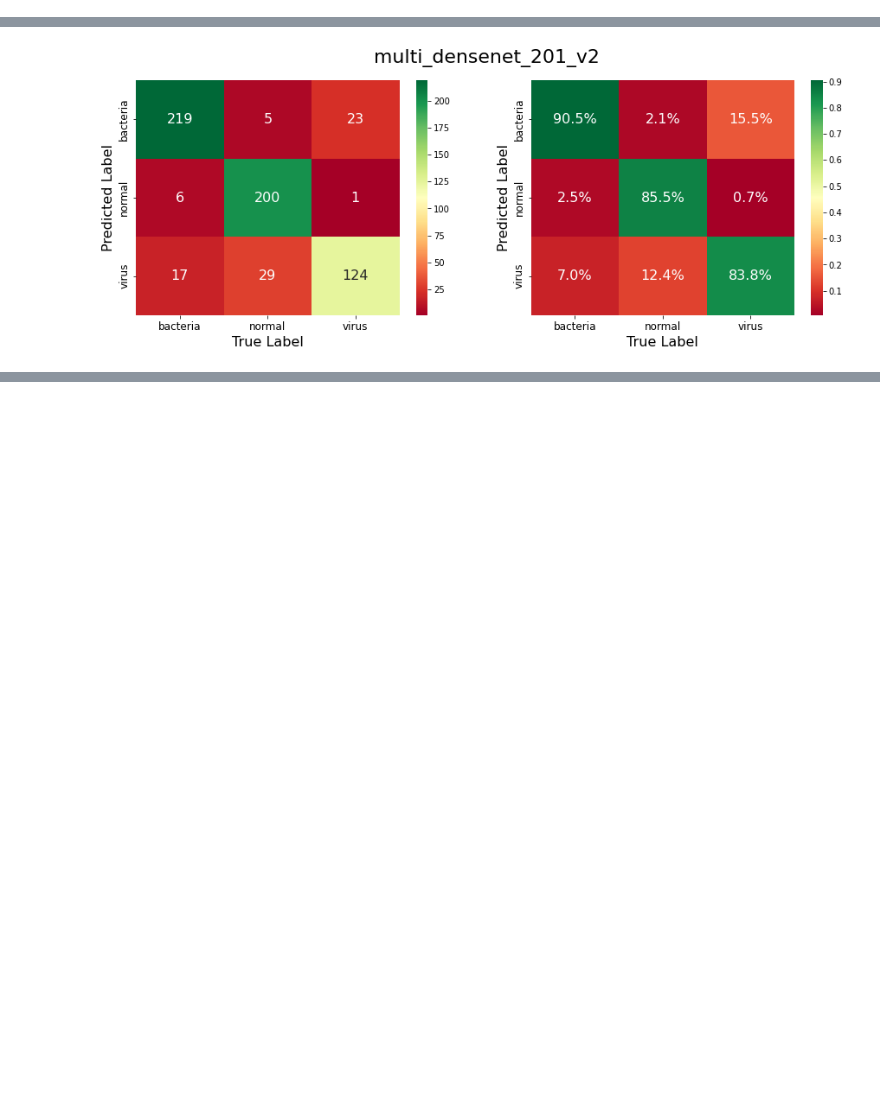
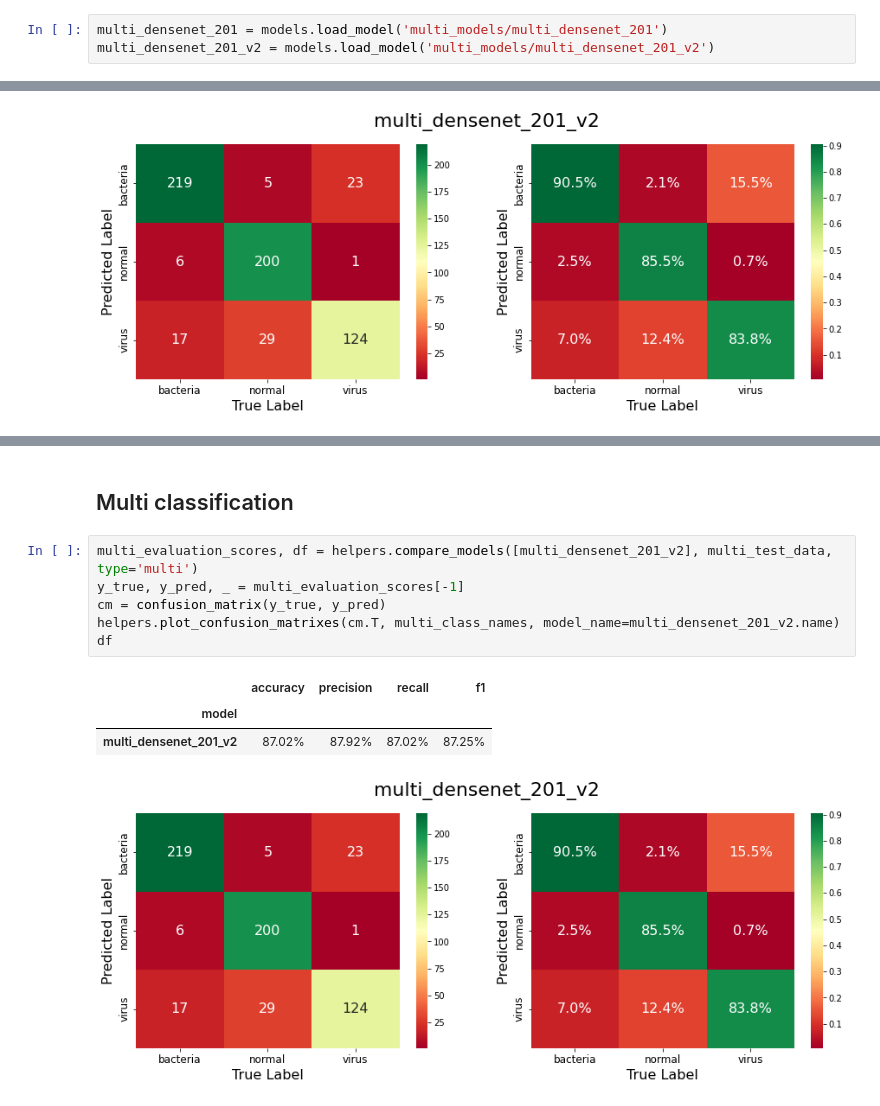
Before and after one commit to alexandre-pinon/zoidberg-2.0, a Jupyter notebook: zoidberg_2_0.ipynb, the cells around one changed output, grey strips where cells are left out. Drawn from its saved outputs; the diff is of its cells as text; blank space fills up the shorter version.

```diff
--- a/zoidberg_2_0.ipynb
+++ b/zoidberg_2_0.ipynb
@@ -818,3 +816,6 @@ INFO:tensorflow:Assets written to: multi_models/multi_densenet_201_v2/assets
+# %%
+multi_densenet_201 = models.load_model('multi_models/multi_densenet_201')
+multi_densenet_201_v2 = models.load_model('multi_models/multi_densenet_201_v2')
 # %%
 multi_models = [multi_densenet_201, multi_densenet_201_v2]
 multi_evaluation_scores, df = helpers.compare_models(multi_models, multi_test_data, type='multi')
@@ -832,0 +849,13 @@ helpers.plot_confusion_matrixes(cm.T, multi_class_names, model_name=multi_models
+# %% [markdown]
+## Multi classification
+# %%
+multi_evaluation_scores, df = helpers.compare_models([multi_densenet_201_v2], multi_test_data, type='multi')
+y_true, y_pred, _ = multi_evaluation_scores[-1]
+cm = confusion_matrix(y_true, y_pred)
+helpers.plot_confusion_matrixes(cm.T, multi_class_names, model_name=multi_densenet_201_v2.name)
+df
+# %% [output]
+|  | accuracy | precision | recall | f1 |
+| model |  |  |  |  |
+| multi_densenet_201_v2 | 87.02% | 87.92% | 87.02% | 87.25% |
+[figure, added]
```
Also changed, not shown: parts of 5 cells of this notebook.
